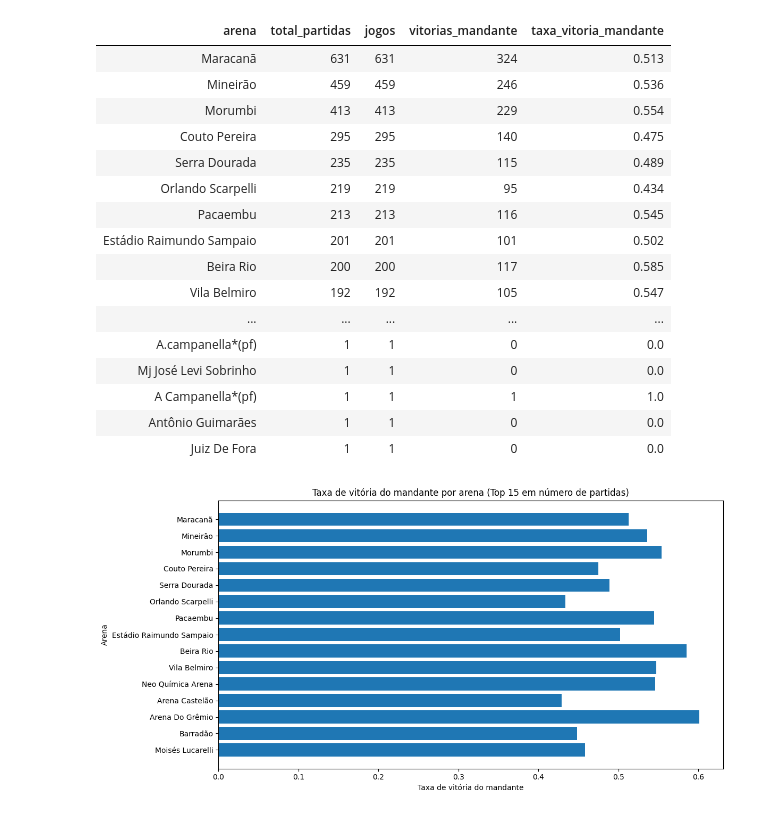
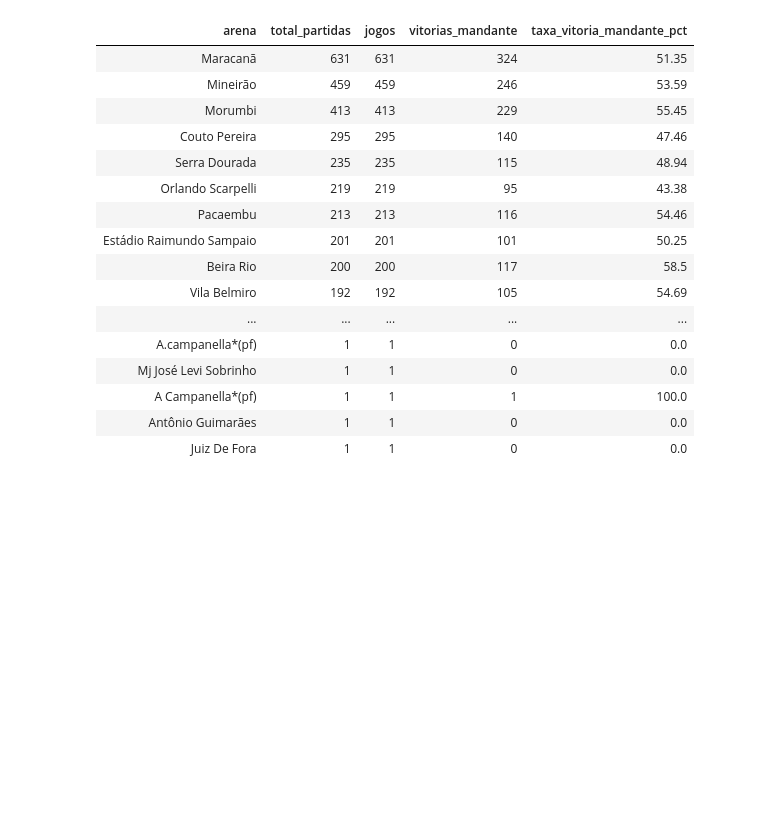
Before and after one commit to fabarroso/MVP_ENG, a Jupyter notebook: 12.5 - MVP_SQL_Impacto do estádio no desempenho.ipynb, the cells around one changed output. Cells and saved outputs as stored; diff of their text form; code cells hidden in the pictures; blank space fills up the shorter version.

```diff
--- a/12.5 - MVP_SQL_Impacto do estádio no desempenho.ipynb
+++ b/12.5 - MVP_SQL_Impacto do estádio no desempenho.ipynb
@@ -6,76 +6,64 @@
 
 import matplotlib.pyplot as plt
 
+# ---------------------------------------------------------
+# Consulta SQL
+# ---------------------------------------------------------
 query = """
 WITH partidas_por_arena AS (
     SELECT
         arena,
         COUNT(*) AS total_partidas
     FROM fato_partida
     GROUP BY arena
 ),
 
 desempenho_mandante AS (
     SELECT
         arena,
         COUNT(*) AS jogos,
         SUM(CASE WHEN mandante_placar > visitante_placar THEN 1 ELSE 0 END) AS vitorias_mandante,
-        CAST(SUM(CASE WHEN mandante_placar > visitante_placar THEN 1 ELSE 0 END) AS DOUBLE)
-        / CAST(COUNT(*) AS DOUBLE) AS taxa_vitoria_mandante
+        ROUND(
+            CAST(SUM(CASE WHEN mandante_placar > visitante_placar THEN 1 ELSE 0 END) AS DOUBLE)
+            / CAST(COUNT(*) AS DOUBLE) * 100,
+            2
+        ) AS taxa_vitoria_mandante_pct
     FROM fato_partida
     GROUP BY arena
 )
 
 SELECT
     p.arena,
     p.total_partidas,
     d.jogos,
     d.vitorias_mandante,
-    ROUND(d.taxa_vitoria_mandante, 3) AS taxa_vitoria_mandante
+    d.taxa_vitoria_mandante_pct
 FROM partidas_por_arena p
 JOIN desempenho_mandante d
     ON p.arena = d.arena
 ORDER BY p.total_partidas DESC
 """
 
 # Executa a consulta
-df = spark.sql(query)
+df_resultado = spark.sql(query)
 
-# Exibe tabela (fica salva no .ipynb)
-display(df)
-
-# =========================================================
-# Gráfico de apoio: Taxa de vitória do mandante por arena
-# (limitado às arenas com maior volume de partidas)
-# =========================================================
-
-# Converte para Pandas para plotagem
-pdf = df.limit(15).toPandas()
-
-plt.figure(figsize=(12, 6))
-plt.barh(pdf["arena"], pdf["taxa_vitoria_mandante"])
-plt.xlabel("Taxa de vitória do mandante")
-plt.ylabel("Arena")
-plt.title("Taxa de vitória do mandante por arena (Top 15 em número de partidas)")
-plt.gca().invert_yaxis()
-plt.tight_layout()
-plt.show()
+# Exibe o resultado tabular (fica salvo no .ipynb)
+display(df_resultado)
 # %% [output]
-| arena | total_partidas | jogos | vitorias_mandante | taxa_vitoria_mandante |
-| Maracanã | 631 | 631 | 324 | 0.513 |
-| Mineirão | 459 | 459 | 246 | 0.536 |
-| Morumbi | 413 | 413 | 229 | 0.554 |
-| Couto Pereira | 295 | 295 | 140 | 0.475 |
-| Serra Dourada | 235 | 235 | 115 | 0.489 |
-| Orlando Scarpelli | 219 | 219 | 95 | 0.434 |
-| Pacaembu | 213 | 213 | 116 | 0.545 |
-| Estádio Raimundo Sampaio | 201 | 201 | 101 | 0.502 |
-| Beira Rio | 200 | 200 | 117 | 0.585 |
-| Vila Belmiro | 192 | 192 | 105 | 0.547 |
+| arena | total_partidas | jogos | vitorias_mandante | taxa_vitoria_mandante_pct |
+| Maracanã | 631 | 631 | 324 | 51.35 |
+| Mineirão | 459 | 459 | 246 | 53.59 |
+| Morumbi | 413 | 413 | 229 | 55.45 |
+| Couto Pereira | 295 | 295 | 140 | 47.46 |
+| Serra Dourada | 235 | 235 | 115 | 48.94 |
+| Orlando Scarpelli | 219 | 219 | 95 | 43.38 |
+| Pacaembu | 213 | 213 | 116 | 54.46 |
+| Estádio Raimundo Sampaio | 201 | 201 | 101 | 50.25 |
+| Beira Rio | 200 | 200 | 117 | 58.5 |
+| Vila Belmiro | 192 | 192 | 105 | 54.69 |
 | ... | ... | ... | ... | ... |
 | A.campanella*(pf) | 1 | 1 | 0 | 0.0 |
 | Mj José Levi Sobrinho | 1 | 1 | 0 | 0.0 |
-| A Campanella*(pf) | 1 | 1 | 1 | 1.0 |
+| A Campanella*(pf) | 1 | 1 | 1 | 100.0 |
 | Antônio Guimarães | 1 | 1 | 0 | 0.0 |
 | Juiz De Fora | 1 | 1 | 0 | 0.0 |
-[figure, removed]
```
Also changed, not shown: parts of 2 cells of this notebook.
